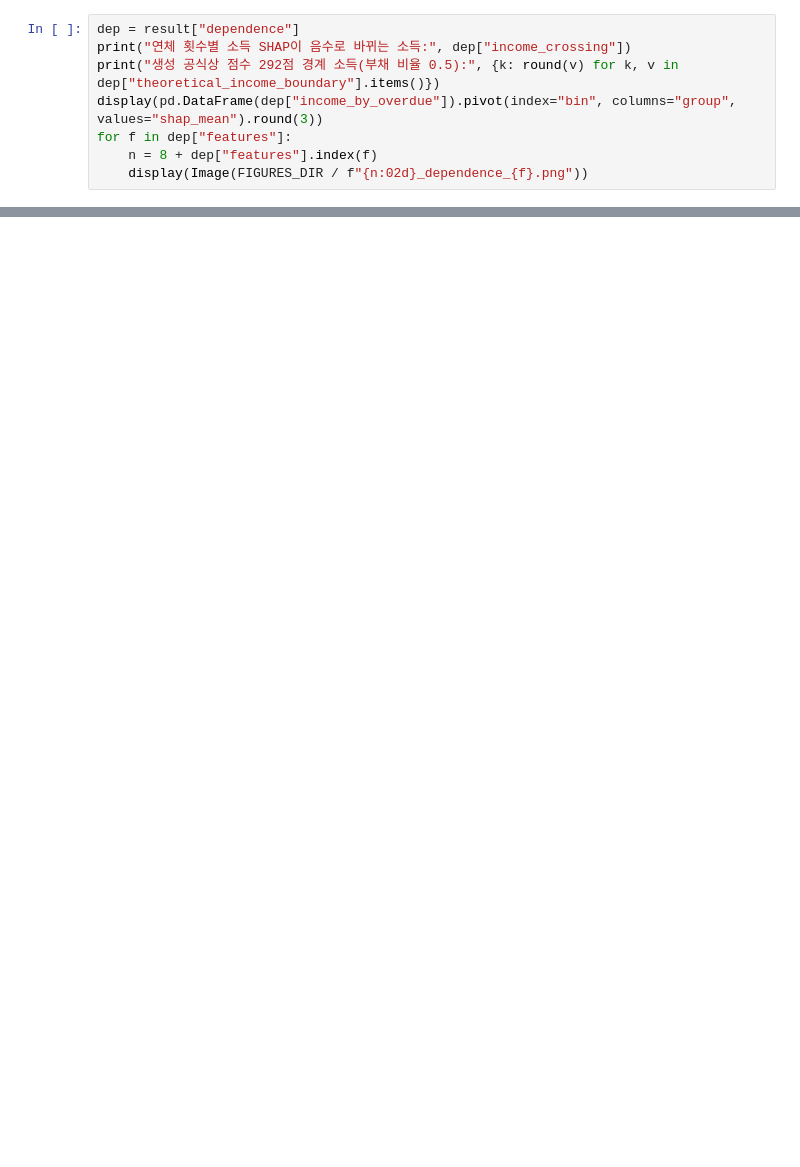
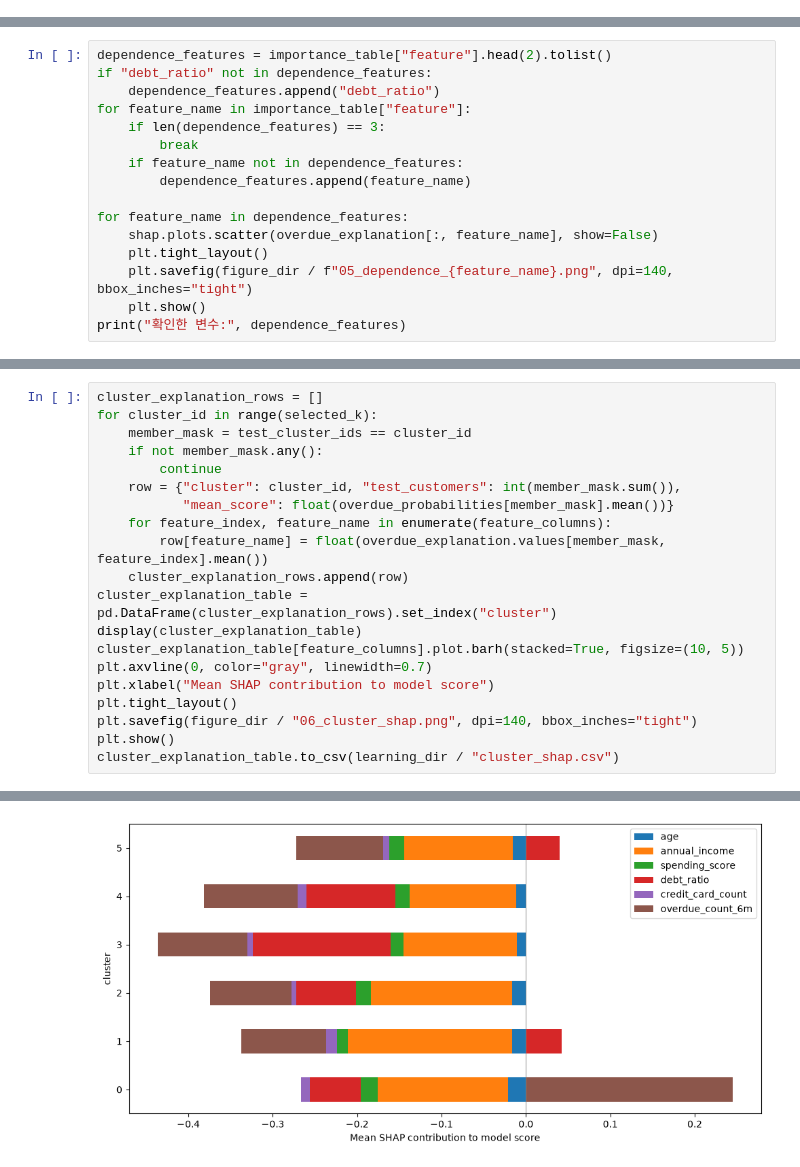
Before and after one commit to feelosophysics/codsaid, a Jupyter notebook: 02_Advanced/A5-2/notebooks/analysis_shap.ipynb, the cells around one changed output, grey strips where cells are left out. Drawn from its saved outputs; the diff is of its cells as text; blank space fills up the shorter version.

```diff
--- a/02_Advanced/A5-2/notebooks/analysis_shap.ipynb
+++ b/02_Advanced/A5-2/notebooks/analysis_shap.ipynb
@@ -138,8 +0,0 @@ display(Image(FIGURES_DIR / "07_waterfall_approve.png"))
-# %%
-dep = result["dependence"]
-print("연체 횟수별 소득 SHAP이 음수로 바뀌는 소득:", dep["income_crossing"])
-print("생성 공식상 점수 292점 경계 소득(부채 비율 0.5):", {k: round(v) for k, v in dep["theoretical_income_boundary"].items()})
-display(pd.DataFrame(dep["income_by_overdue"]).pivot(index="bin", columns="group", values="shap_mean").round(3))
-for f in dep["features"]:
-    n = 8 + dep["features"].index(f)
-    display(Image(FIGURES_DIR / f"{n:02d}_dependence_{f}.png"))
@@ -190,0 +322,16 @@ display(Image(FIGURES_DIR / "12_persona_cases.png"))
+# %%
+dependence_features = importance_table["feature"].head(2).tolist()
+if "debt_ratio" not in dependence_features:
+    dependence_features.append("debt_ratio")
+for feature_name in importance_table["feature"]:
+    if len(dependence_features) == 3:
+        break
+    if feature_name not in dependence_features:
+        dependence_features.append(feature_name)
+
+for feature_name in dependence_features:
+    shap.plots.scatter(overdue_explanation[:, feature_name], show=False)
+    plt.tight_layout()
+    plt.savefig(figure_dir / f"05_dependence_{feature_name}.png", dpi=140, bbox_inches="tight")
+    plt.show()
+print("확인한 변수:", dependence_features)
@@ -190,0 +349,21 @@ display(Image(FIGURES_DIR / "12_persona_cases.png"))
+# %%
+cluster_explanation_rows = []
+for cluster_id in range(selected_k):
+    member_mask = test_cluster_ids == cluster_id
+    if not member_mask.any():
+        continue
+    row = {"cluster": cluster_id, "test_customers": int(member_mask.sum()),
+           "mean_score": float(overdue_probabilities[member_mask].mean())}
+    for feature_index, feature_name in enumerate(feature_columns):
+        row[feature_name] = float(overdue_explanation.values[member_mask, feature_index].mean())
+    cluster_explanation_rows.append(row)
+cluster_explanation_table = pd.DataFrame(cluster_explanation_rows).set_index("cluster")
+display(cluster_explanation_table)
+cluster_explanation_table[feature_columns].plot.barh(stacked=True, figsize=(10, 5))
+plt.axvline(0, color="gray", linewidth=0.7)
+plt.xlabel("Mean SHAP contribution to model score")
+plt.tight_layout()
+plt.savefig(figure_dir / "06_cluster_shap.png", dpi=140, bbox_inches="tight")
+plt.show()
+cluster_explanation_table.to_csv(learning_dir / "cluster_shap.csv")
+# %% [output]
@@ -190,0 +378 @@ display(Image(FIGURES_DIR / "12_persona_cases.png"))
+[figure, added]
```
Also changed, not shown: parts of 44 cells of this notebook, 6 other files.
